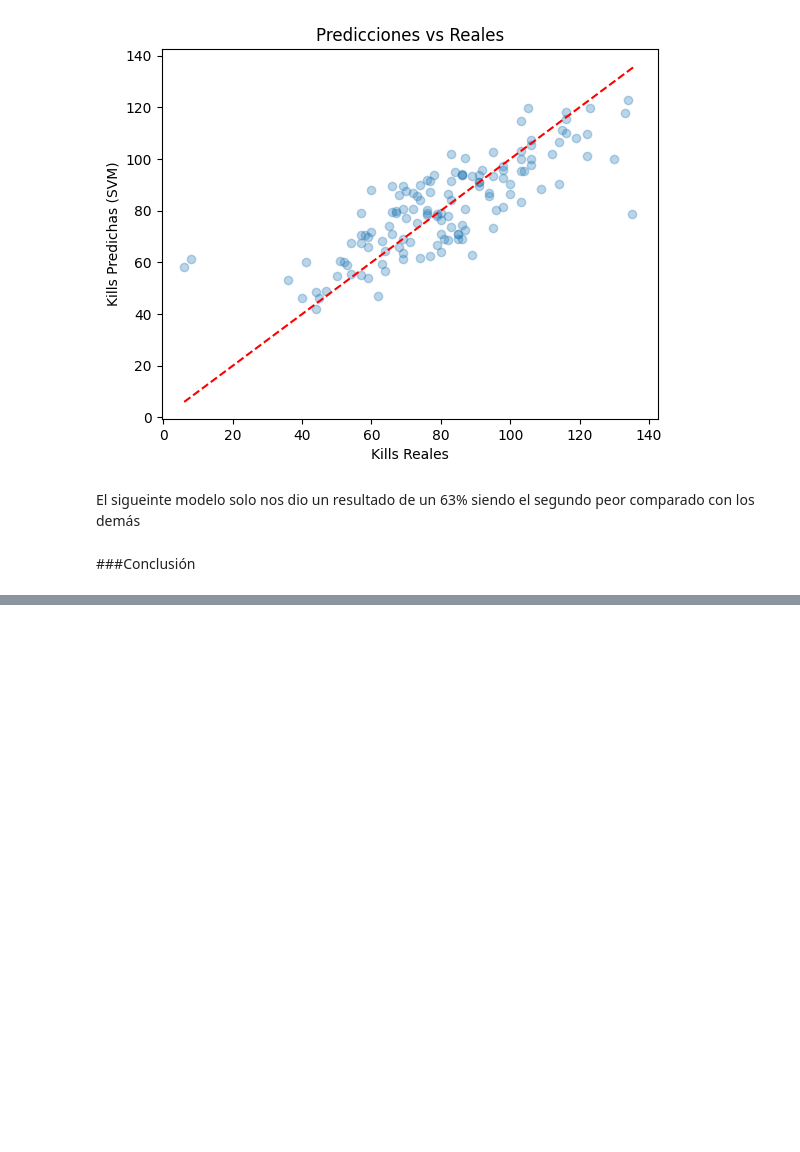
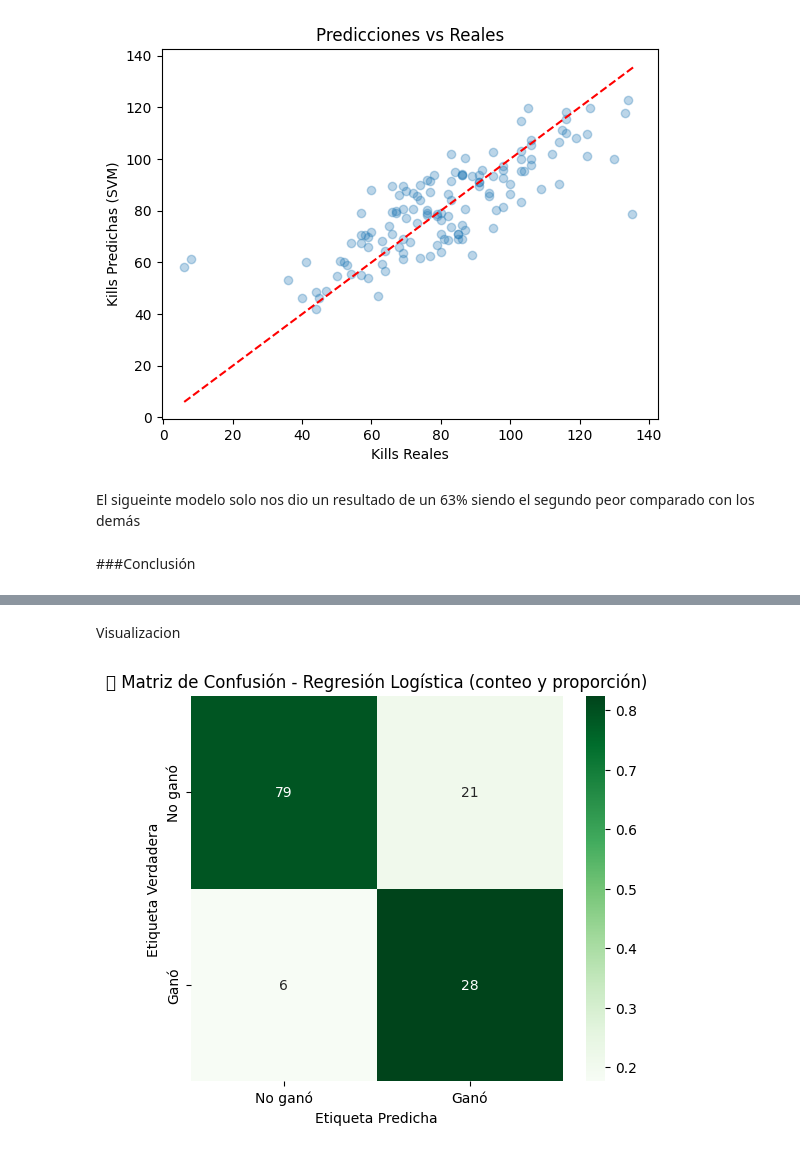
Before and after one commit to Nato9-7/EDA_FundamentosML, a Jupyter notebook: Informes/Informe_MachineLearning.ipynb, the cells around one changed output, grey strips where cells are left out. Saved outputs shown, nothing was run; the diff lists cells and outputs as text; code cells hidden in the pictures; blank space fills up the shorter version.

```diff
--- a/Informe_MachineLearning.ipynb
+++ b/Informes/Informe_MachineLearning.ipynb
@@ -1122,0 +1245,11 @@ El mejor modelo de regresión que se adapta de mejor manera a nuestra hipotesis
+# %%
+# Predicciones
+y_pred_logreg = logreg_model.predict(X_test)
+
+# Evaluación
+print("🟢 Regresión Logística")
+print("Accuracy:", accuracy_score(y_test, y_pred_logreg))
+print("Matriz de Confusión:")
+print(confusion_matrix(y_test, y_pred_logreg))
+print("Reporte de Clasificación:")
+print(classification_report(y_test, y_pred_logreg))
@@ -1122,0 +1271,15 @@ El mejor modelo de regresión que se adapta de mejor manera a nuestra hipotesis
+# %% [markdown]
+Visualizacion
+# %%
+cm = confusion_matrix(y_test, y_pred_logreg)
+cm_norm = cm.astype("float") / cm.sum(axis=1)[:, np.newaxis]
+
+plt.figure(figsize=(6, 5))
+sns.heatmap(cm_norm, annot=cm, fmt='d', cmap="Greens",
+            xticklabels=["No ganó", "Ganó"], yticklabels=["No ganó", "Ganó"])
+plt.xlabel("Etiqueta Predicha")
+plt.ylabel("Etiqueta Verdadera")
+plt.title("🟢 Matriz de Confusión - Regresión Logística (conteo y proporción)")
+plt.show()
+# %% [output]
+[figure, added]
```
Also changed, not shown: parts of 58 cells of this notebook, 12 other files.
